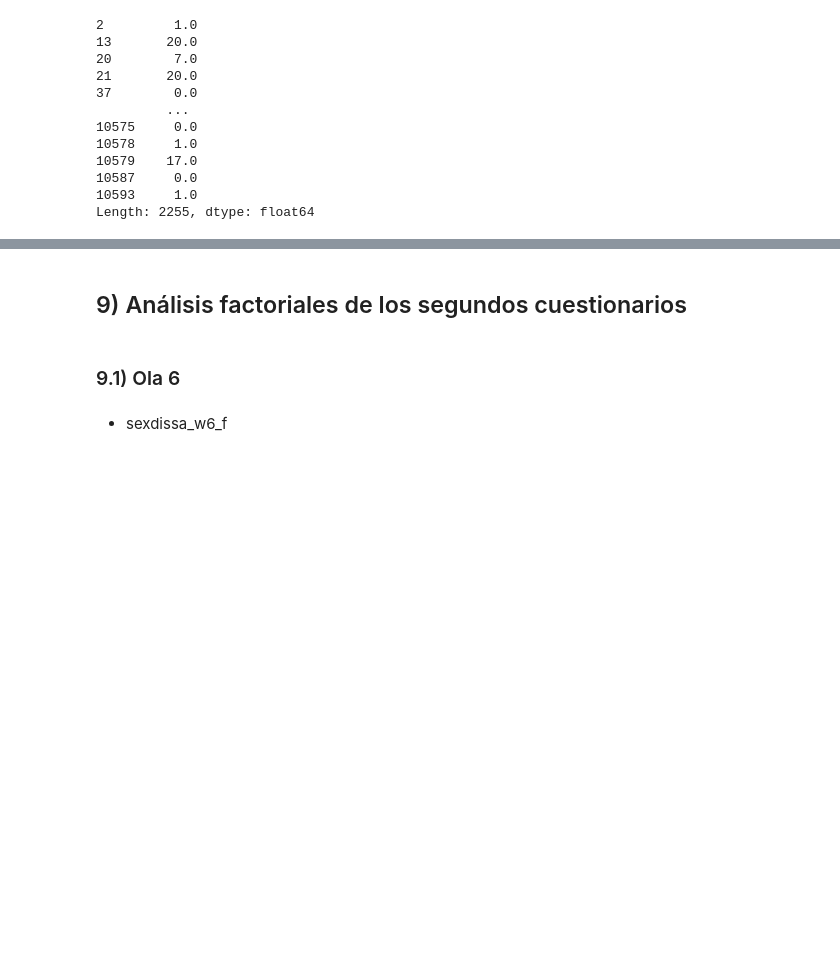
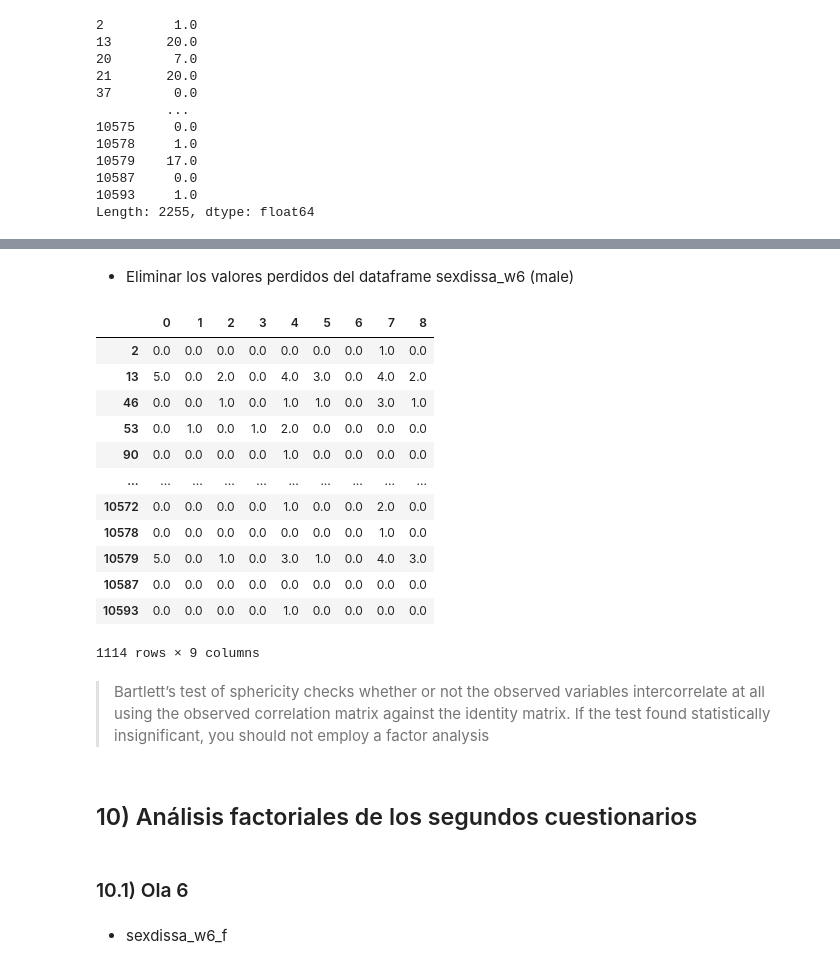
Before and after one commit to ateneatla/sexinsa_qol_ELSA, a Jupyter notebook: anexo.ipynb, the cells around one changed output, grey strips where cells are left out. Drawn from its saved outputs; the diff is of its cells as text; code cells hidden in the pictures; blank space fills up the shorter version.

```diff
--- a/anexo.ipynb
+++ b/anexo.ipynb
@@ -1147,0 +1176,2 @@ Length: 2255, dtype: float64
+# %% [markdown]
+* Eliminar los valores perdidos del dataframe sexdissa_w6 (male)
@@ -1148,7 +1180,25 @@ Length: 2255, dtype: float64
+# %%
+items_sexdissa_without_nan_w6_m_df
+# %% [output]
+|  | 0 | 1 | 2 | 3 | 4 | 5 | 6 | 7 | 8 |
+| 2 | 0.0 | 0.0 | 0.0 | 0.0 | 0.0 | 0.0 | 0.0 | 1.0 | 0.0 |
+| 13 | 5.0 | 0.0 | 2.0 | 0.0 | 4.0 | 3.0 | 0.0 | 4.0 | 2.0 |
+| 46 | 0.0 | 0.0 | 1.0 | 0.0 | 1.0 | 1.0 | 0.0 | 3.0 | 1.0 |
+| 53 | 0.0 | 1.0 | 0.0 | 1.0 | 2.0 | 0.0 | 0.0 | 0.0 | 0.0 |
+| 90 | 0.0 | 0.0 | 0.0 | 0.0 | 1.0 | 0.0 | 0.0 | 0.0 | 0.0 |
+| ... | ... | ... | ... | ... | ... | ... | ... | ... | ... |
+| 10572 | 0.0 | 0.0 | 0.0 | 0.0 | 1.0 | 0.0 | 0.0 | 2.0 | 0.0 |
+| 10578 | 0.0 | 0.0 | 0.0 | 0.0 | 0.0 | 0.0 | 0.0 | 1.0 | 0.0 |
+| 10579 | 5.0 | 0.0 | 1.0 | 0.0 | 3.0 | 1.0 | 0.0 | 4.0 | 3.0 |
+| 10587 | 0.0 | 0.0 | 0.0 | 0.0 | 0.0 | 0.0 | 0.0 | 0.0 | 0.0 |
+| 10593 | 0.0 | 0.0 | 0.0 | 0.0 | 1.0 | 0.0 | 0.0 | 0.0 | 0.0 |
+1114 rows × 9 columns
+# %% [markdown]
+>Bartlett’s test of sphericity checks whether or not the observed variables intercorrelate at all using the observed correlation matrix against the identity matrix. If the test found statistically insignificant, you should not employ a factor analysis
 # %% [markdown]
-## 9) Análisis factoriales de los segundos cuestionarios
+## 10) Análisis factoriales de los segundos cuestionarios
 # %% [markdown]
-### 9.1) Ola 6
+### 10.1) Ola 6
 # %% [markdown]
 * sexdissa_w6_f
 # %% [markdown]
```
Also changed, not shown: parts of 27 cells of this notebook.
